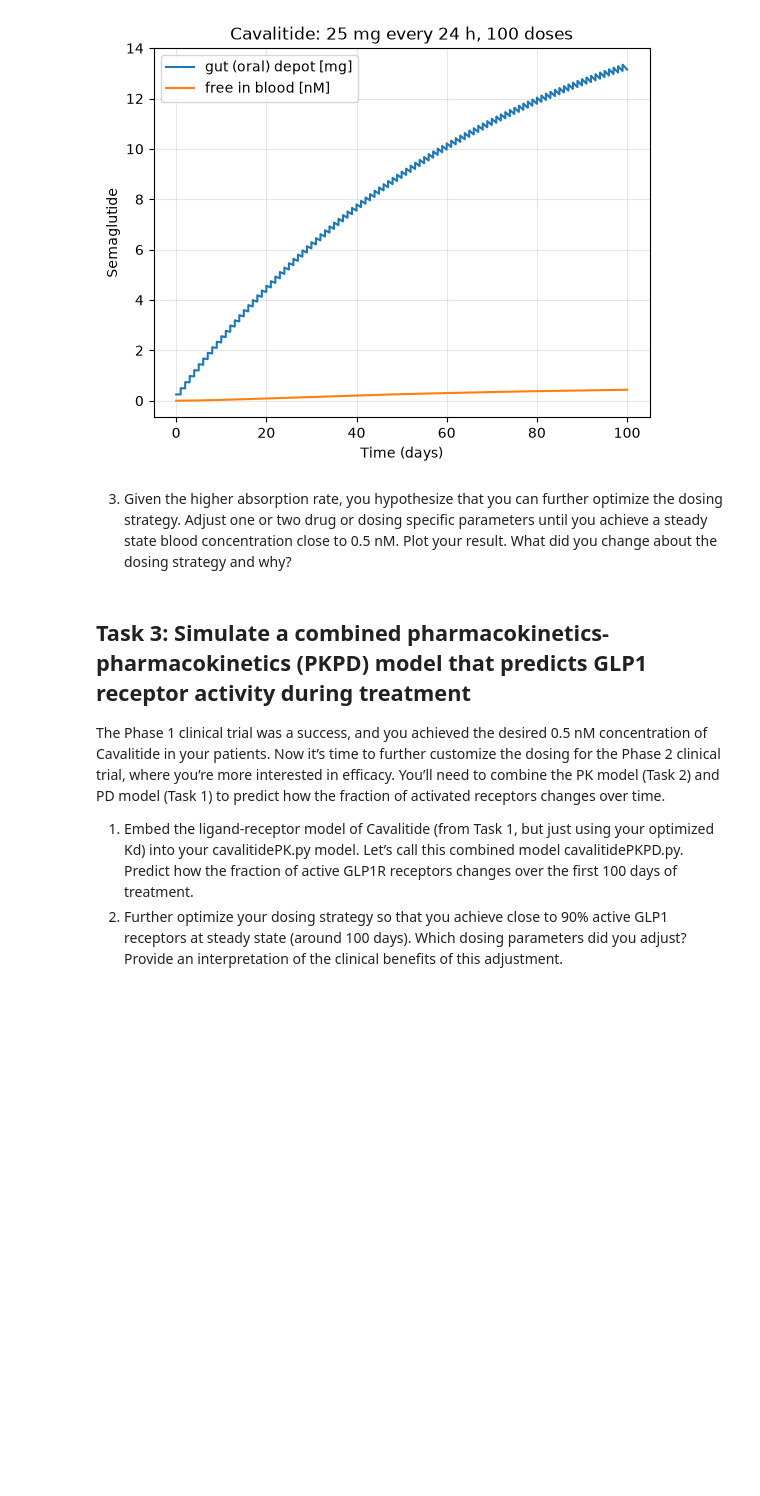
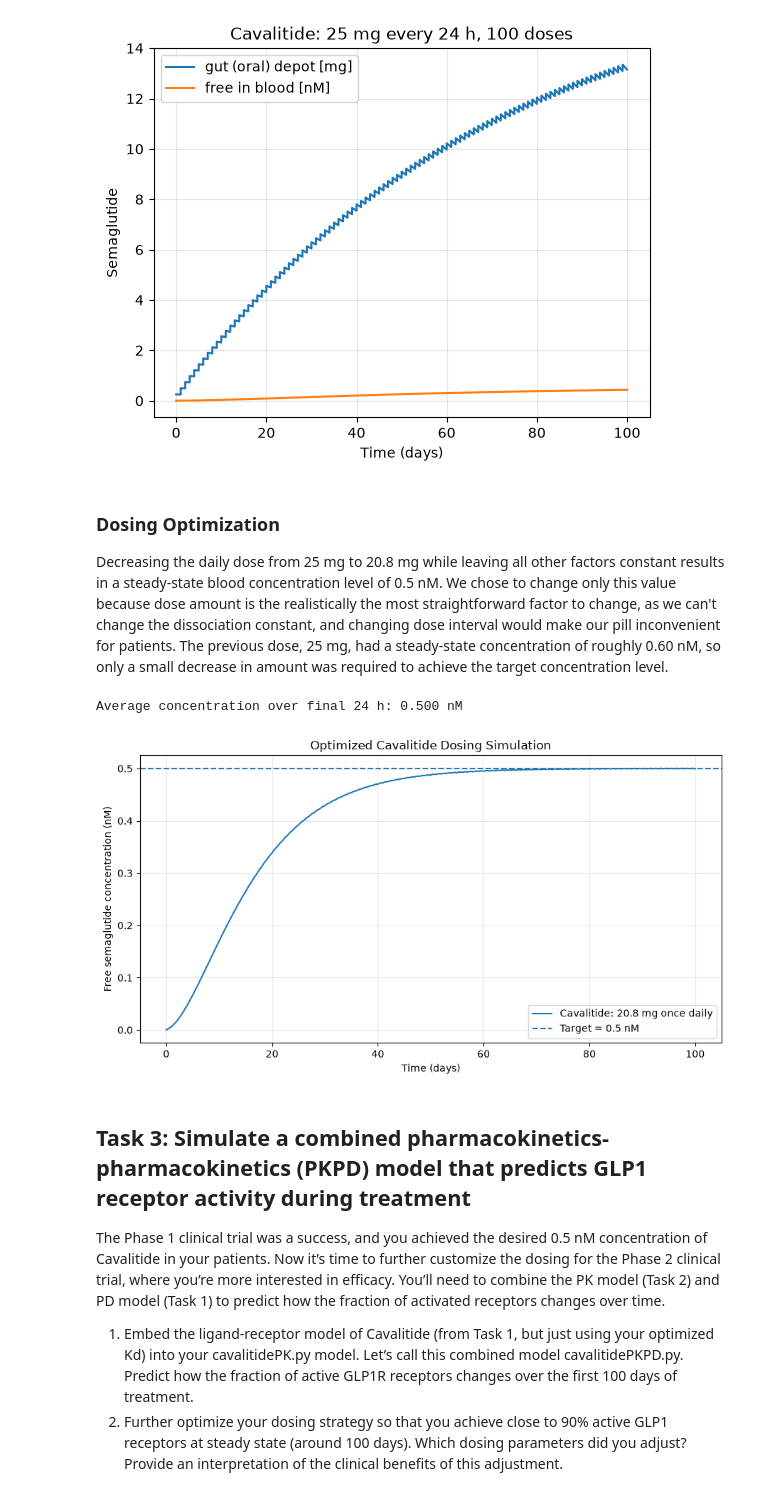
Before and after one commit to amccollbrady/bme2315_module3_pharmacology, a Jupyter notebook: Module3_Project_Final.ipynb, the cells around one changed output. Saved outputs shown, nothing was run; the diff lists cells and outputs as text; code cells hidden in the pictures; blank space fills up the shorter version.

```diff
--- a/Module3_Project_Final.ipynb
+++ b/Module3_Project_Final.ipynb
@@ -306,7 +306,71 @@ plt.show()
 [figure]
 # %% [markdown]
 
-3. Given the higher absorption rate, you hypothesize that you can further optimize the dosing strategy. Adjust one or two drug or dosing specific parameters until you achieve a steady state blood concentration close to 0.5 nM. Plot your result. What did you change about the dosing strategy and why?
+### Dosing Optimization
+
+Decreasing the daily dose from 25 mg to 20.8 mg while leaving all other factors constant results in a steady-state blood concentration level of 0.5 nM. We chose to change only this value because dose amount is the realistically the most straightforward factor to change, as we can't change the dissociation constant, and changing dose interval would make our pill inconvenient for patients. The previous dose, 25 mg, had a steady-state concentration of roughly 0.60 nM, so only a small decrease in amount was required to achieve the target concentration level.
+# %%
+import numpy as np
+import matplotlib.pyplot as plt
+from scipy.integrate import solve_ivp
+
+# Cavalitide parameters
+Favailable = 0.01
+ka = 0.006          # 1/h
+D = 20.8            # mg per dose
+interval = 24       # h (once daily)
+n_doses = 100
+
+# Shared model parameters
+ke = 0.0039         # 1/h
+V = 10.8            # L
+MW = 4113.6         # g/mol
+Ffree = 0.01
+
+def ODEfunc(t, y):
+    Asc, Cc = y
+    return [-ka * Asc, ka * Asc / V - ke * Cc]
+
+def simulate(D, n_doses, interval, dt=0.1):
+    t_out, Cc_out = [], []
+    y = np.array([0.0, 0.0])
+    n_steps = int(round(interval / dt))
+    for i in range(n_doses):
+        y[0] += Favailable * D
+        t0 = i * interval
+        t_seg = t0 + dt * np.arange(n_steps + 1)
+        solution = solve_ivp(ODEfunc, (t_seg[0], t_seg[-1]), y,
+                             t_eval=t_seg, method="RK45",
+                             rtol=1e-8, atol=1e-10)
+        if not solution.success:
+            raise RuntimeError(solution.message)
+        t_out.append(solution.t)
+        Cc_out.append(solution.y[1])
+        y = solution.y[:, -1].copy()
+    t = np.concatenate(t_out)
+    Cc = np.concatenate(Cc_out)
+    free_Cc_nM = Ffree * Cc * 1e6 / MW
+    return t / 24, free_Cc_nM
+
+time_days, free_concentration = simulate(D, n_doses, interval)
+final_interval = time_days >= (n_doses - 1) * interval / 24
+steady_state_average = np.mean(free_concentration[final_interval])
+print(f"Average concentration over final 24 h: {steady_state_average:.3f} nM")
+
+plt.figure(figsize=(9, 5))
+plt.plot(time_days, free_concentration, label=f"Cavalitide: {D:.1f} mg once daily")
+plt.axhline(0.5, linestyle="--", label="Target = 0.5 nM")
+plt.xlabel("Time (days)")
+plt.ylabel("Free semaglutide concentration (nM)")
+plt.title("Optimized Cavalitide Dosing Simulation")
+plt.grid(alpha=0.3)
+plt.legend()
+plt.tight_layout()
+plt.savefig("Cavalitide_optimized_dosing.png", dpi=300, bbox_inches="tight")
+plt.show()
+# %% [output]
+Average concentration over final 24 h: 0.500 nM
+[figure, added]
 # %% [markdown]
 ## Task 3: Simulate a combined pharmacokinetics-pharmacokinetics (PKPD) model that predicts GLP1 receptor activity during treatment
 
```
Also changed, not shown: 3 other files.
